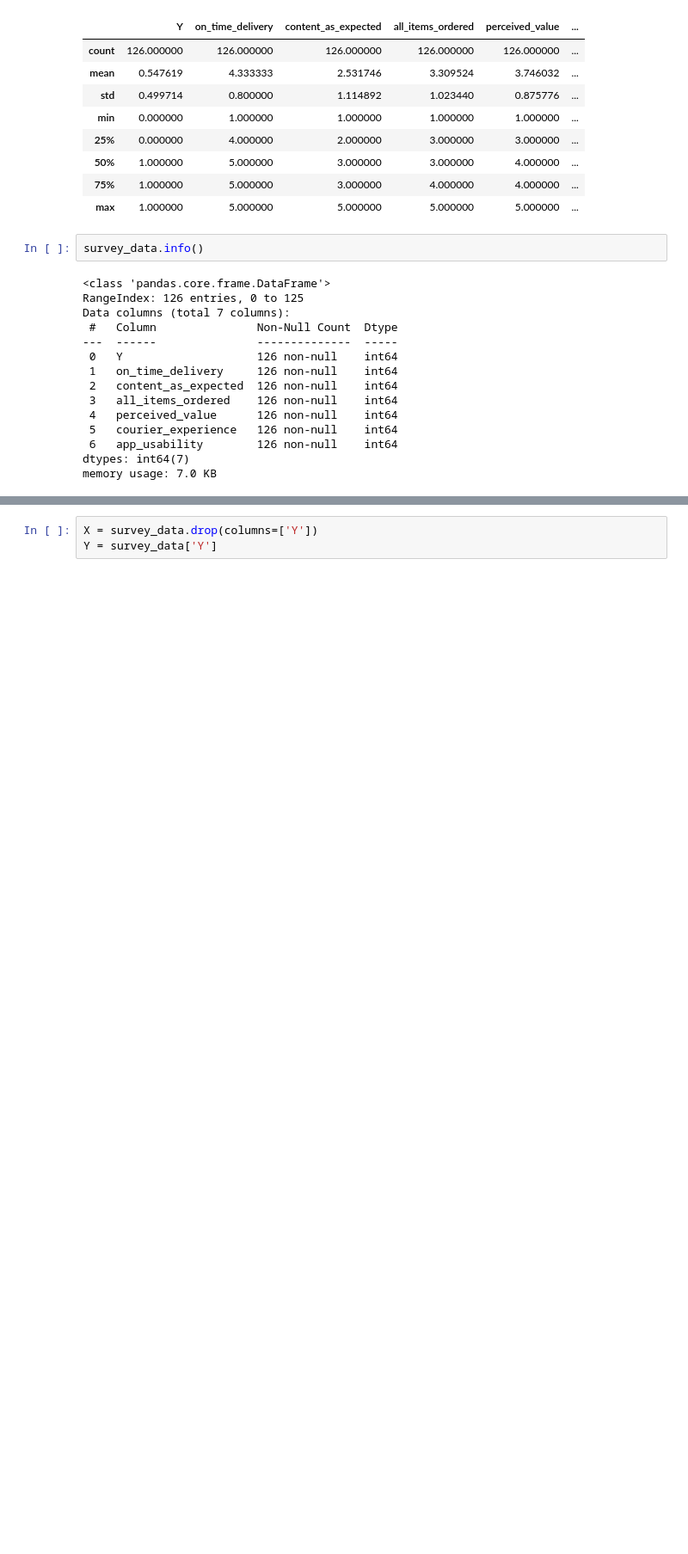
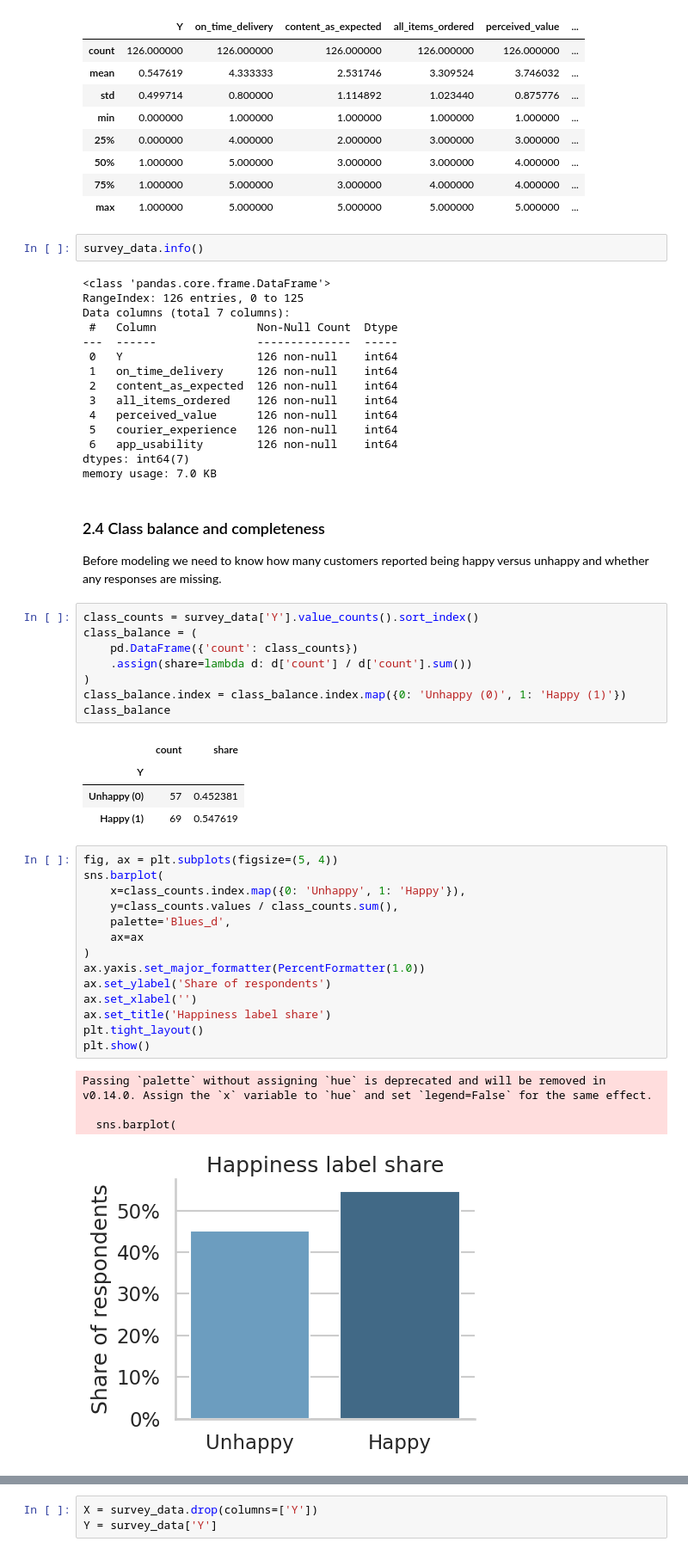
Before and after one commit to arvinfatemi/xOVS288wVKBQFYVD, a Jupyter notebook: HappyCustomers.ipynb, the cells around one changed output, grey strips where cells are left out. Shown at 86% size. Cells and saved outputs as stored; diff of their text form; blank space fills up the shorter version.

```diff
--- a/HappyCustomers.ipynb
+++ b/HappyCustomers.ipynb
@@ -58,3 +108,38 @@ Data columns (total 7 columns):
  6   app_usability        126 non-null    int64
 dtypes: int64(7)
 memory usage: 7.0 KB
+# %% [markdown]
+### 2.4 Class balance and completeness
+Before modeling we need to know how many customers reported being happy versus unhappy and whether any responses are missing.
+# %%
+class_counts = survey_data['Y'].value_counts().sort_index()
+class_balance = (
+    pd.DataFrame({'count': class_counts})
+    .assign(share=lambda d: d['count'] / d['count'].sum())
+)
+class_balance.index = class_balance.index.map({0: 'Unhappy (0)', 1: 'Happy (1)'})
+class_balance
+# %% [output]
+|  | count | share |
+| Y |  |  |
+| Unhappy (0) | 57 | 0.452381 |
+| Happy (1) | 69 | 0.547619 |
+# %%
+fig, ax = plt.subplots(figsize=(5, 4))
+sns.barplot(
+    x=class_counts.index.map({0: 'Unhappy', 1: 'Happy'}),
+    y=class_counts.values / class_counts.sum(),
+    palette='Blues_d',
+    ax=ax
+)
+ax.yaxis.set_major_formatter(PercentFormatter(1.0))
+ax.set_ylabel('Share of respondents')
+ax.set_xlabel('')
+ax.set_title('Happiness label share')
+plt.tight_layout()
+plt.show()
+# %% [output]
+Passing `palette` without assigning `hue` is deprecated and will be removed in v0.14.0. Assign the `x` variable to `hue` and set `legend=False` for the same effect.
+
+  sns.barplot(
+[figure, added]
```
Also changed, not shown: parts of 60 cells of this notebook, 4 other files.
